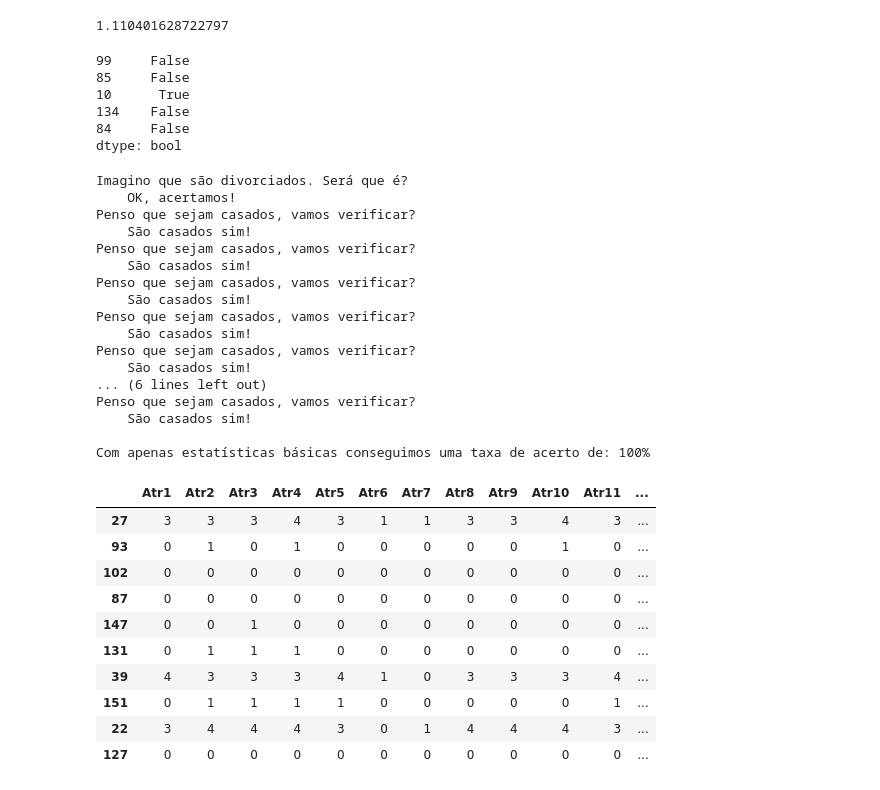
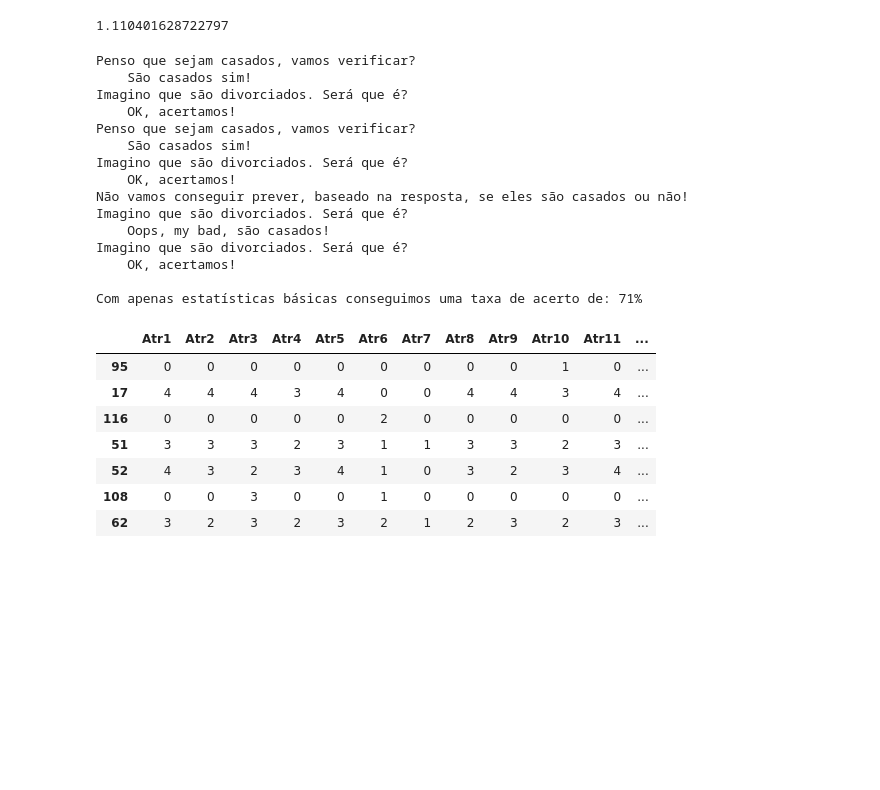
Before and after one commit to thiagoamaciel/data-eng, a Jupyter notebook: EstatisticaDescritivasDeDados_Divorce_v.1.0.0.ipynb, the cells around one changed output. Saved outputs shown, nothing was run; the diff lists cells and outputs as text; code cells hidden in the pictures; blank space fills up the shorter version.

```diff
--- a/EstatisticaDescritivasDeDados_Divorce_v.1.0.0.ipynb
+++ b/EstatisticaDescritivasDeDados_Divorce_v.1.0.0.ipynb
@@ -329,16 +332,6 @@ value_divorciado
 value_casado
 # %% [output]
 1.110401628722797
-# %%
-compare = df.sample(5)
-(compare['Atr1'] >= value_divorciado) & (compare['Class'] == 1)
-# %% [output]
-99     False
-85     False
-10      True
-134    False
-84     False
-dtype: bool
 # %%
 # Criando uma função para prever se são casados ou divorciados
 def getProb(valor):
@@ -349,60 +342,60 @@ def getProb(valor):
   else:
     return -1
 # %%
-compare = df.sample(10)
+compare = df.sample(7)
 
 taxa = 0
 
 for i in range(0,len(compare)):
-  resposta = getProb(compare['Atr2'].values[i])
+  # taxa de acerto será diferente para cada feature escolhida.
+  #     As perguntas mais relevantes terão acerto de 100%.
+  #     As não conclusivas com as menores taxas.
+  #     As demais perguntas irão variar bastante a taxa de acerto, mas sempre com boa taxa de acerto.
+  # Have fun!
+  resposta = getProb(compare['Atr3'].values[i])
   if resposta == 1:
     print("Imagino que são divorciados. Será que é?")
     if compare['Class'].values[i] == 1:
       print("    OK, acertamos!")
       taxa+=1
     else:
       print("    Oops, my bad, são casados!")
   elif resposta == 0:
     print("Penso que sejam casados, vamos verificar?")
     if compare['Class'].values[i] == 0:
       print("    São casados sim!")
       taxa+=1
     else:
       print("    Oops, my bad, são divorciados!")
   else:
     print("Não vamos conseguir prever, baseado na resposta, se eles são casados ou não!")
 
 print("")
 print("Com apenas estatísticas básicas conseguimos uma taxa de acerto de: " + str(int((taxa/len(compare))*100)) + "%")
 print("")
 
 compare
 # %% [output]
+Penso que sejam casados, vamos verificar?
+    São casados sim!
 Imagino que são divorciados. Será que é?
     OK, acertamos!
 Penso que sejam casados, vamos verificar?
     São casados sim!
-Penso que sejam casados, vamos verificar?
-    São casados sim!
-Penso que sejam casados, vamos verificar?
-    São casados sim!
-Penso que sejam casados, vamos verificar?
-    São casados sim!
-Penso que sejam casados, vamos verificar?
-    São casados sim!
-... (6 lines left out)
-Penso que sejam casados, vamos verificar?
-    São casados sim!
+Imagino que são divorciados. Será que é?
+    OK, acertamos!
+Não vamos conseguir prever, baseado na resposta, se eles são casados ou não!
+Imagino que são divorciados. Será que é?
+    Oops, my bad, são casados!
+Imagino que são divorciados. Será que é?
+    OK, acertamos!
 
-Com apenas estatísticas básicas conseguimos uma taxa de acerto de: 100%
+Com apenas estatísticas básicas conseguimos uma taxa de acerto de: 71%
 |  | Atr1 | Atr2 | Atr3 | Atr4 | Atr5 | Atr6 | Atr7 | Atr8 | Atr9 | Atr10 | Atr11 | ... |
-| 27 | 3 | 3 | 3 | 4 | 3 | 1 | 1 | 3 | 3 | 4 | 3 | ... |
-| 93 | 0 | 1 | 0 | 1 | 0 | 0 | 0 | 0 | 0 | 1 | 0 | ... |
-| 102 | 0 | 0 | 0 | 0 | 0 | 0 | 0 | 0 | 0 | 0 | 0 | ... |
-| 87 | 0 | 0 | 0 | 0 | 0 | 0 | 0 | 0 | 0 | 0 | 0 | ... |
-| 147 | 0 | 0 | 1 | 0 | 0 | 0 | 0 | 0 | 0 | 0 | 0 | ... |
-| 131 | 0 | 1 | 1 | 1 | 0 | 0 | 0 | 0 | 0 | 0 | 0 | ... |
-| 39 | 4 | 3 | 3 | 3 | 4 | 1 | 0 | 3 | 3 | 3 | 4 | ... |
-| 151 | 0 | 1 | 1 | 1 | 1 | 0 | 0 | 0 | 0 | 0 | 1 | ... |
-| 22 | 3 | 4 | 4 | 4 | 3 | 0 | 1 | 4 | 4 | 4 | 3 | ... |
-| 127 | 0 | 0 | 0 | 0 | 0 | 0 | 0 | 0 | 0 | 0 | 0 | ... |
+| 95 | 0 | 0 | 0 | 0 | 0 | 0 | 0 | 0 | 0 | 1 | 0 | ... |
+| 17 | 4 | 4 | 4 | 3 | 4 | 0 | 0 | 4 | 4 | 3 | 4 | ... |
+| 116 | 0 | 0 | 0 | 0 | 0 | 2 | 0 | 0 | 0 | 0 | 0 | ... |
+| 51 | 3 | 3 | 3 | 2 | 3 | 1 | 1 | 3 | 3 | 2 | 3 | ... |
+| 52 | 4 | 3 | 2 | 3 | 4 | 1 | 0 | 3 | 2 | 3 | 4 | ... |
+| 108 | 0 | 0 | 3 | 0 | 0 | 1 | 0 | 0 | 0 | 0 | 0 | ... |
+| 62 | 3 | 2 | 3 | 2 | 3 | 2 | 1 | 2 | 3 | 2 | 3 | ... |
```
Also changed, not shown: parts of 9 cells of this notebook.
